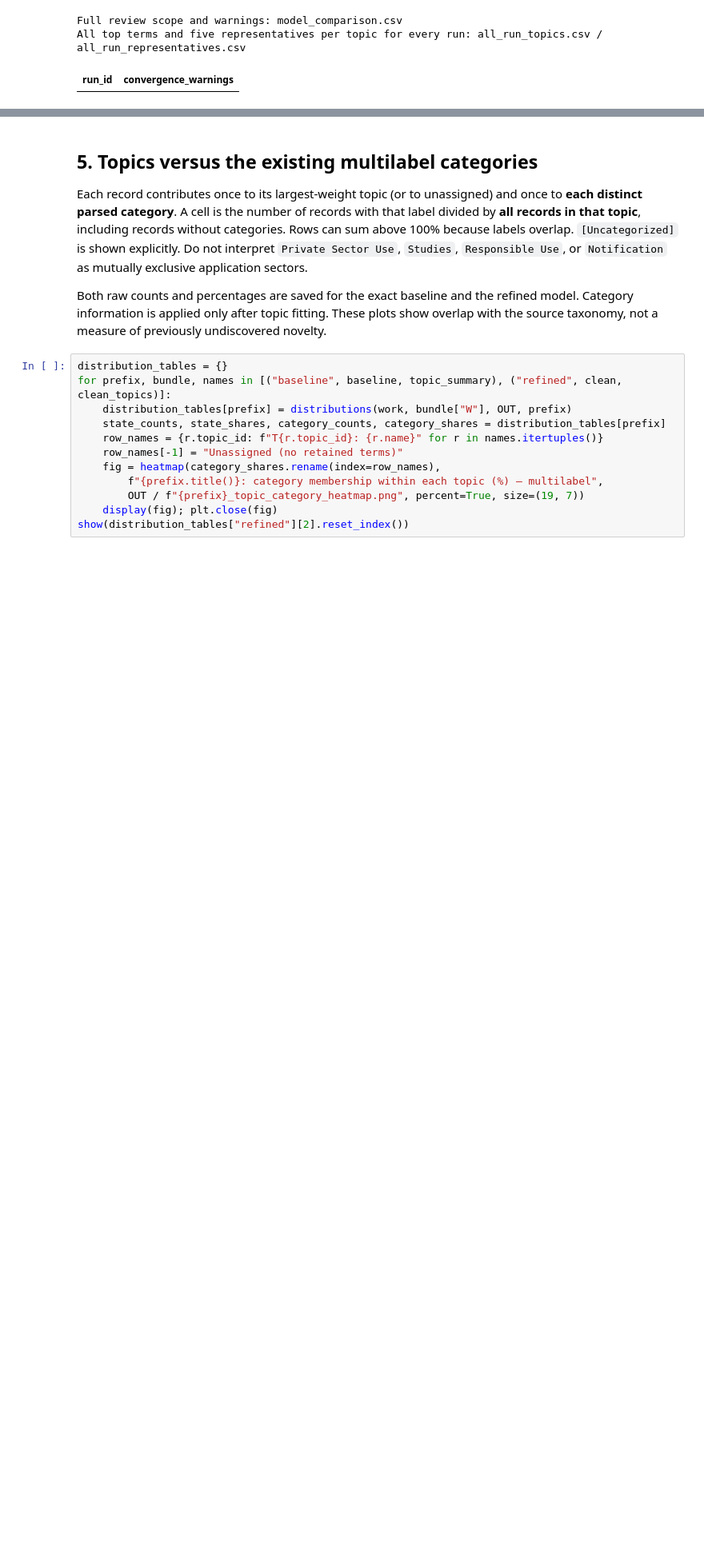
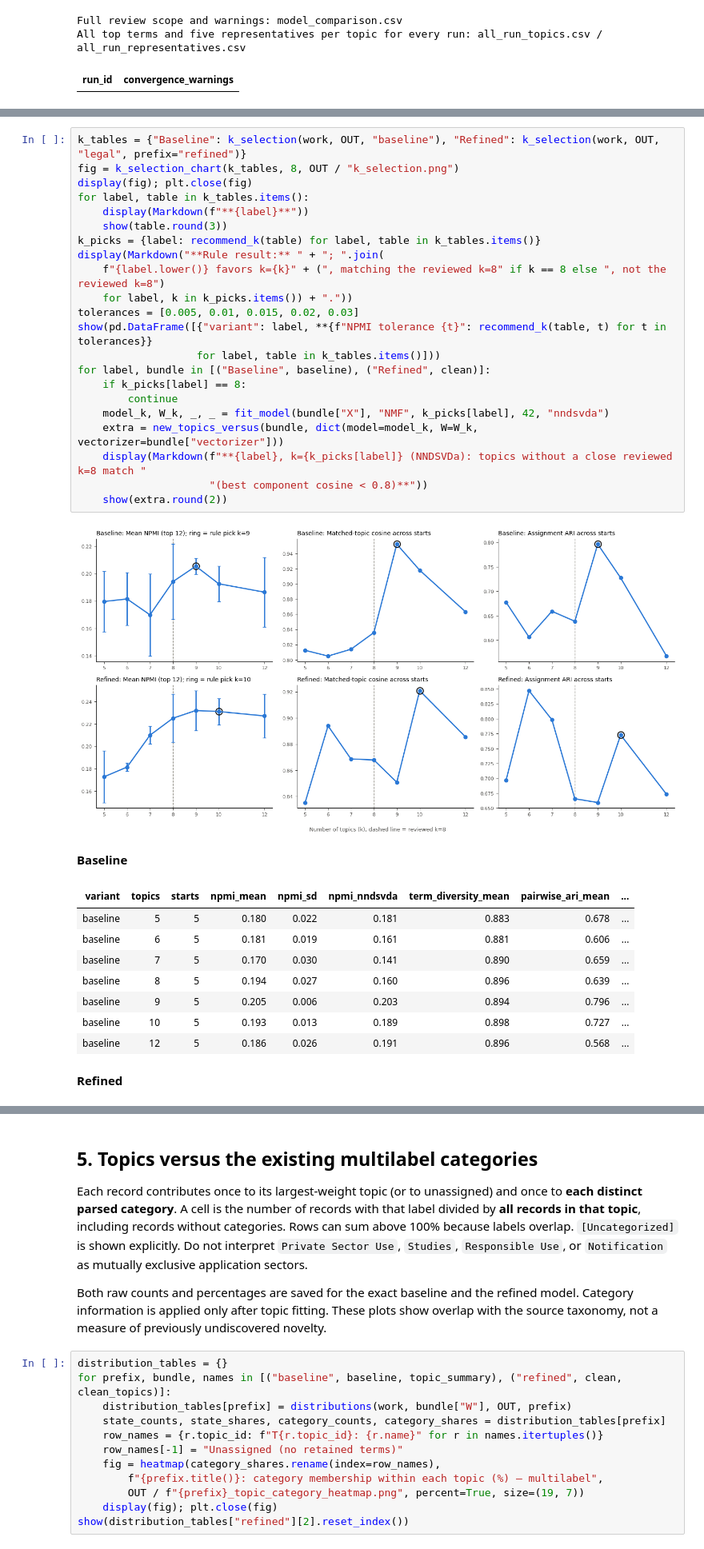
Before and after one commit to dhMontes/siads696-state-of-ai, a Jupyter notebook: notebooks/03_topic_analysis.ipynb, the cells around one changed output, grey strips where cells are left out. Shown at 80% size. Saved outputs shown, nothing was run; the diff lists cells and outputs as text; blank space fills up the shorter version.

```diff
--- a/notebooks/03_topic_analysis.ipynb
+++ b/notebooks/03_topic_analysis.ipynb
@@ -336,0 +354,34 @@ All top terms and five representatives per topic for every run: all_run_topics.c
+# %%
+k_tables = {"Baseline": k_selection(work, OUT, "baseline"), "Refined": k_selection(work, OUT, "legal", prefix="refined")}
+fig = k_selection_chart(k_tables, 8, OUT / "k_selection.png")
+display(fig); plt.close(fig)
+for label, table in k_tables.items():
+    display(Markdown(f"**{label}**"))
+    show(table.round(3))
+k_picks = {label: recommend_k(table) for label, table in k_tables.items()}
+display(Markdown("**Rule result:** " + "; ".join(
+    f"{label.lower()} favors k={k}" + (", matching the reviewed k=8" if k == 8 else ", not the reviewed k=8")
+    for label, k in k_picks.items()) + "."))
+tolerances = [0.005, 0.01, 0.015, 0.02, 0.03]
+show(pd.DataFrame([{"variant": label, **{f"NPMI tolerance {t}": recommend_k(table, t) for t in tolerances}}
+                   for label, table in k_tables.items()]))
+for label, bundle in [("Baseline", baseline), ("Refined", clean)]:
+    if k_picks[label] == 8:
+        continue
+    model_k, W_k, _, _ = fit_model(bundle["X"], "NMF", k_picks[label], 42, "nndsvda")
+    extra = new_topics_versus(bundle, dict(model=model_k, W=W_k, vectorizer=bundle["vectorizer"]))
+    display(Markdown(f"**{label}, k={k_picks[label]} (NNDSVDa): topics without a close reviewed k=8 match "
+                     "(best component cosine < 0.8)**"))
+    show(extra.round(2))
+# %% [output]
+[figure, added]
+**Baseline**
+| variant | topics | starts | npmi_mean | npmi_sd | npmi_nndsvda | term_diversity_mean | pairwise_ari_mean | ... |
+| baseline | 5 | 5 | 0.180 | 0.022 | 0.181 | 0.883 | 0.678 | ... |
+| baseline | 6 | 5 | 0.181 | 0.019 | 0.161 | 0.881 | 0.606 | ... |
+| baseline | 7 | 5 | 0.170 | 0.030 | 0.141 | 0.890 | 0.659 | ... |
+| baseline | 8 | 5 | 0.194 | 0.027 | 0.160 | 0.896 | 0.639 | ... |
+| baseline | 9 | 5 | 0.205 | 0.006 | 0.203 | 0.894 | 0.796 | ... |
+| baseline | 10 | 5 | 0.193 | 0.013 | 0.189 | 0.898 | 0.727 | ... |
+| baseline | 12 | 5 | 0.186 | 0.026 | 0.191 | 0.896 | 0.568 | ... |
+**Refined**
```
Also changed, not shown: parts of 15 cells of this notebook, 4 other files.
